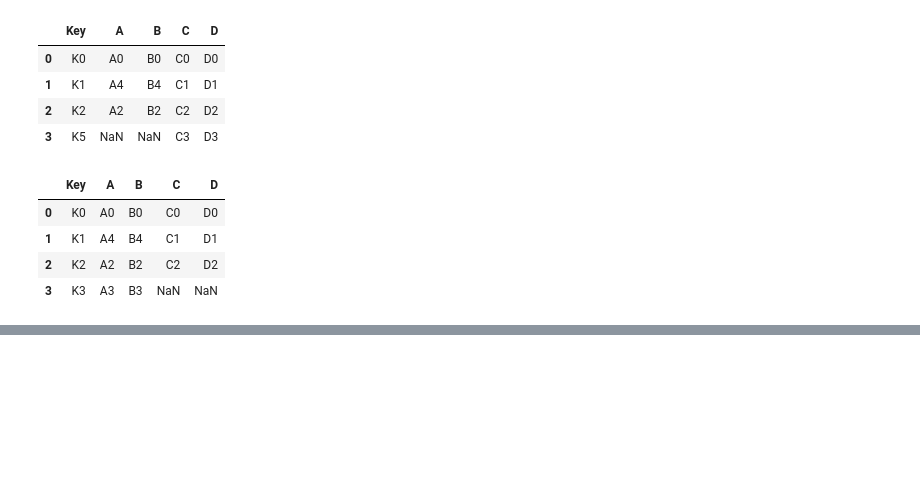
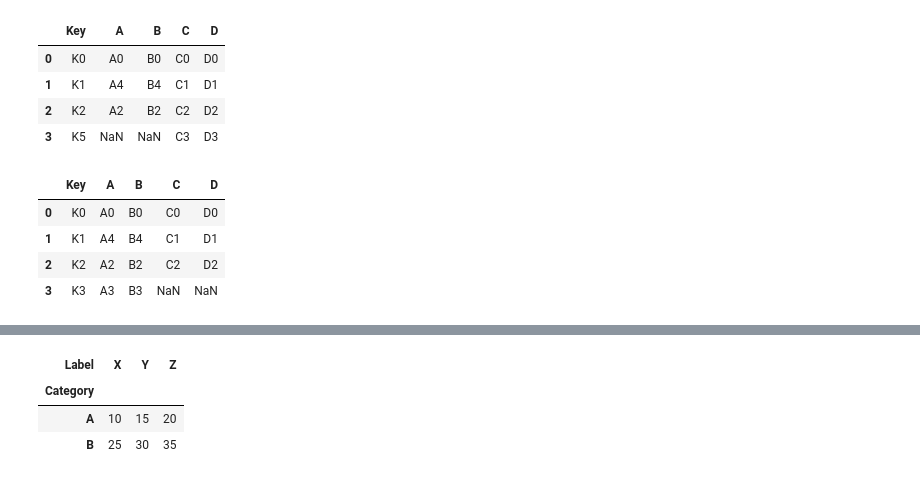
Before and after one commit to Aum-Patel1234/Machine-Learning, a Jupyter notebook: basics/PandasIntroduction.ipynb, the cells around one changed output, grey strips where cells are left out. Drawn from its saved outputs; the diff is of its cells as text; code cells hidden in the pictures; blank space fills up the shorter version.

```diff
--- a/basics/PandasIntroduction.ipynb
+++ b/basics/PandasIntroduction.ipynb
@@ -2327,0 +2345,16 @@ pd.merge(left,right,how="left")
+# %%
+# Cell 1: Create a 1D array with MultiIndex
+import pandas as pd
+import numpy as np
+
+# 1D array of data
+data = np.array([10, 15, 20, 25, 30, 35])
+
+# Define MultiIndex levels
+index = pd.MultiIndex.from_product(
+    [['A', 'B'], ['X', 'Y', 'Z']], names=['Category', 'Label']
+)
+
+# Create a Series with MultiIndex
+s = pd.Series(data, index=index)
+s
@@ -2327,0 +2370,9 @@ pd.merge(left,right,how="left")
+# %%
+# Cell 2: Unstack the 'Label' level
+s_unstacked = s.unstack(level='Label')
+s_unstacked
+# %% [output]
+| Label | X | Y | Z |
+| Category |  |  |  |
+| A | 10 | 15 | 20 |
+| B | 25 | 30 | 35 |
```
Also changed, not shown: parts of 9 cells of this notebook, 6 other files.
